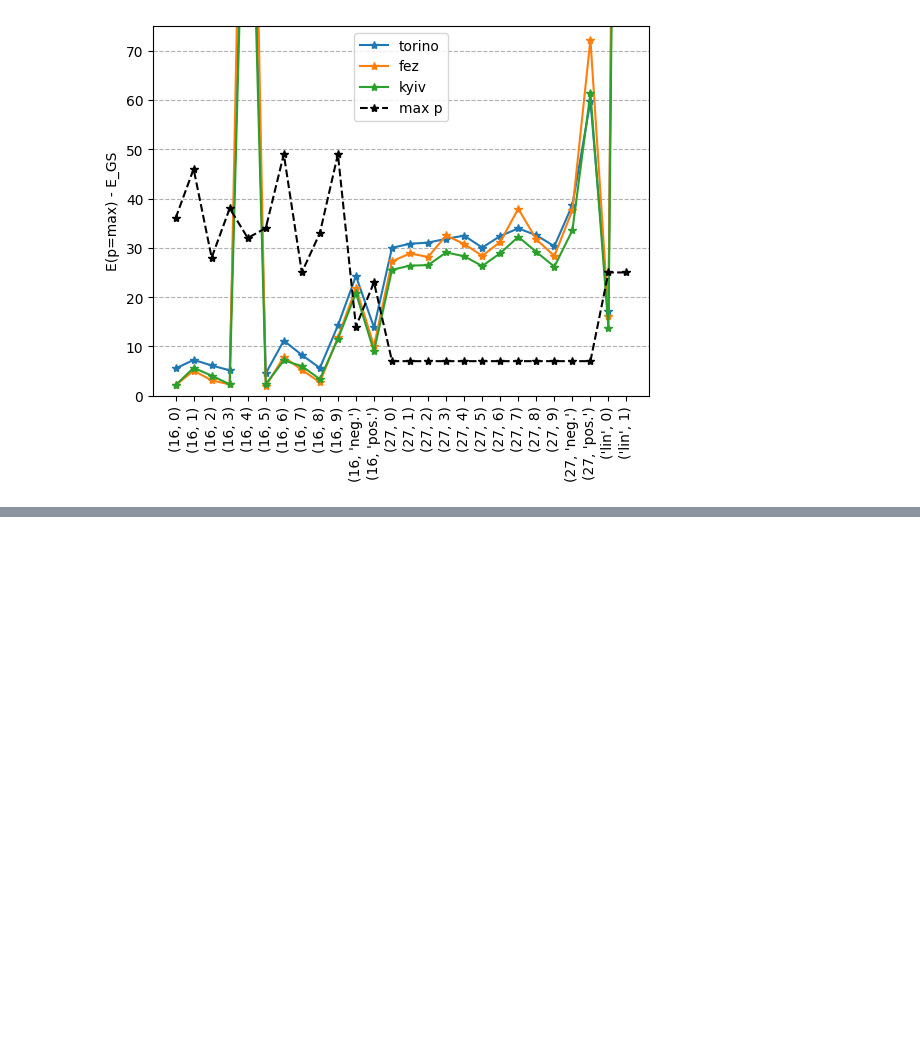
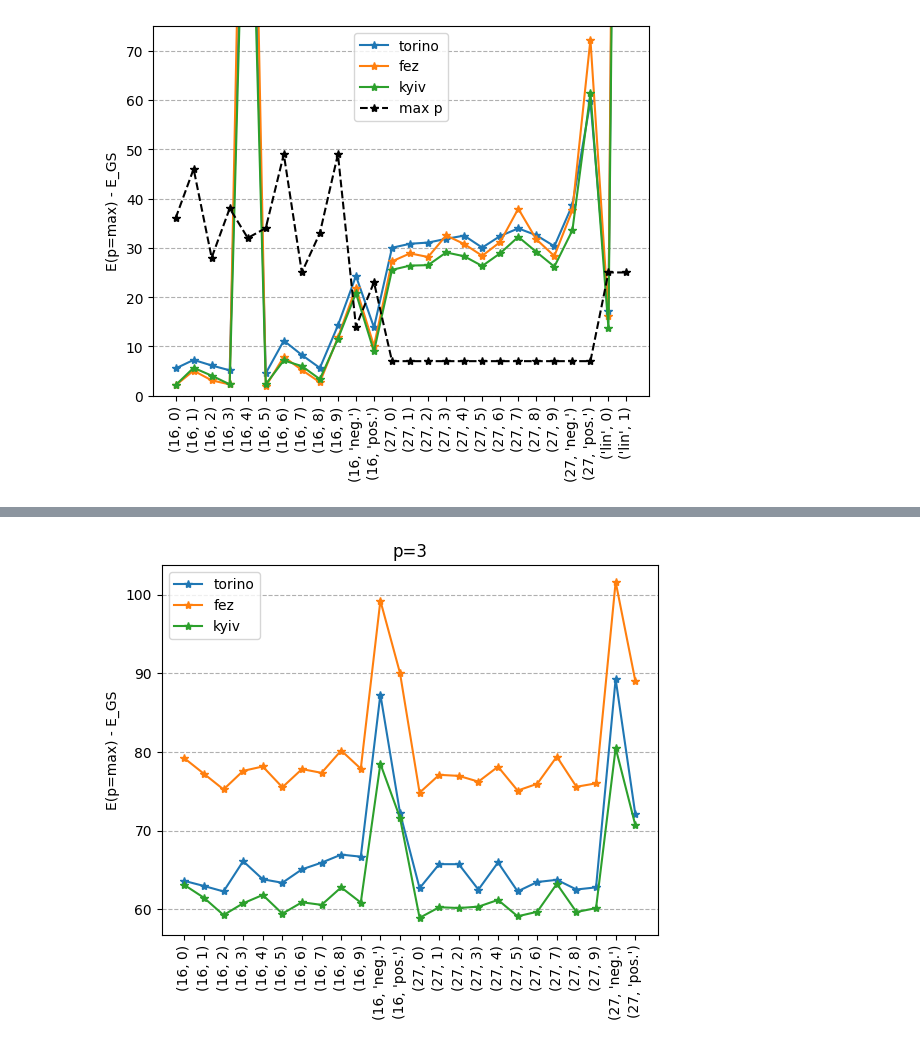
Before and after one commit to marekrams/hex, a Jupyter notebook: view_results.ipynb, the cells around one changed output, grey strips where cells are left out. Saved outputs shown, nothing was run; the diff lists cells and outputs as text; code cells hidden in the pictures; blank space fills up the shorter version.

```diff
--- a/view_results.ipynb
+++ b/view_results.ipynb
@@ -316,0 +342,5 @@ plot_max_p()
+# %%
+for which in gs:
+    plot_p(which, p=3)
+# %% [output]
+[figure, added]
```
Also changed, not shown: parts of 9 cells of this notebook, 49 other files.
